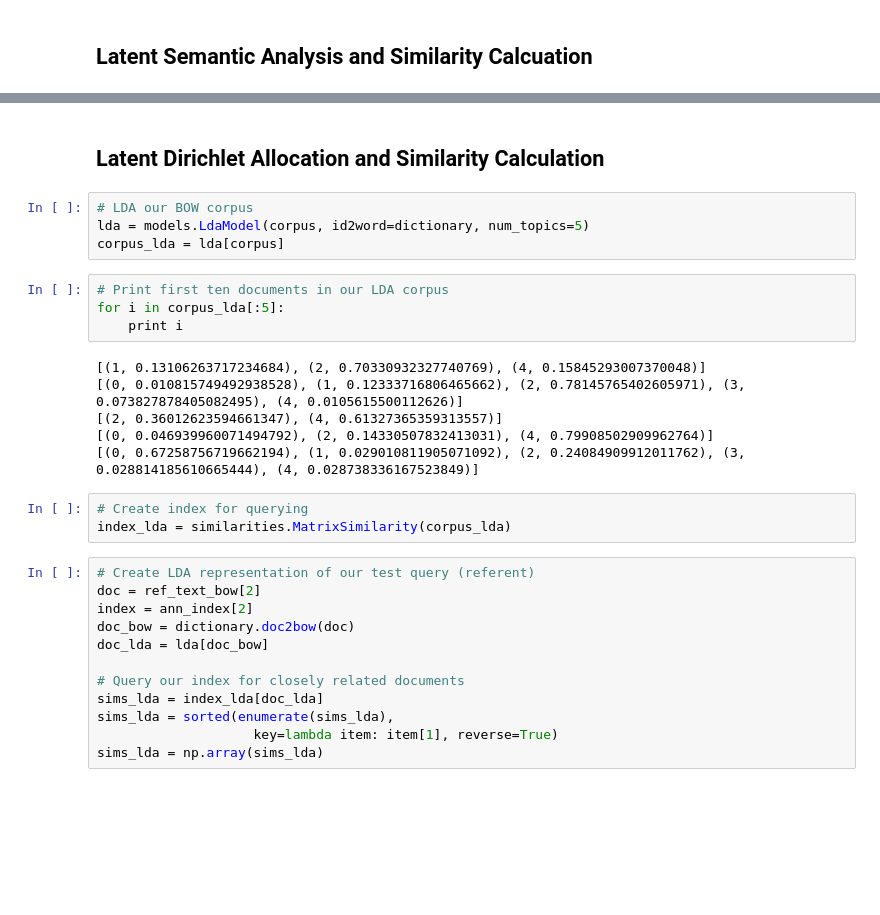
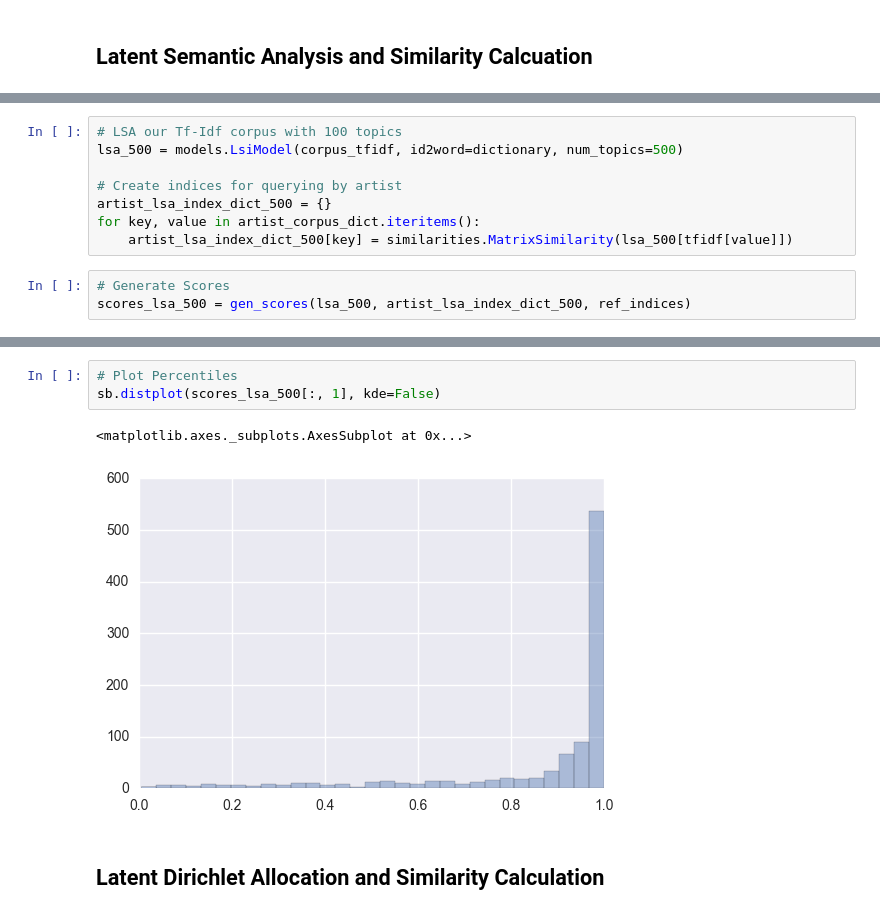
Before and after one commit to Nmloury/DSI-Capstone, a Jupyter notebook: Code/Gensim Transformations and Modelling.ipynb, the cells around one changed output, grey strips where cells are left out. Drawn from its saved outputs; the diff is of its cells as text; blank space fills up the shorter version.

```diff
--- a/Code/Gensim Transformations and Modelling.ipynb
+++ b/Code/Gensim Transformations and Modelling.ipynb
@@ -237,0 +370,11 @@ for i in range(5):
+# %%
+# LSA our Tf-Idf corpus with 100 topics
+lsa_500 = models.LsiModel(corpus_tfidf, id2word=dictionary, num_topics=500)
+
+# Create indices for querying by artist
+artist_lsa_index_dict_500 = {}
+for key, value in artist_corpus_dict.iteritems():
+    artist_lsa_index_dict_500[key] = similarities.MatrixSimilarity(lsa_500[tfidf[value]])
+# %%
+# Generate Scores
+scores_lsa_500 = gen_scores(lsa_500, artist_lsa_index_dict_500, ref_indices)
@@ -238,31 +402,8 @@ for i in range(5):
+# %%
+# Plot Percentiles
+sb.distplot(scores_lsa_500[:, 1], kde=False)
+# %% [output]
+<matplotlib.axes._subplots.AxesSubplot at 0x...>
+[figure, added]
 # %% [markdown]
 ## Latent Dirichlet Allocation and Similarity Calculation
-# %%
-# LDA our BOW corpus
-lda = models.LdaModel(corpus, id2word=dictionary, num_topics=5)
-corpus_lda = lda[corpus]
-# %%
-# Print first ten documents in our LDA corpus
-for i in corpus_lda[:5]:
-    print i
-# %% [output]
-[(1, 0.13106263717234684), (2, 0.70330932327740769), (4, 0.15845293007370048)]
-[(0, 0.010815749492938528), (1, 0.12333716806465662), (2, 0.78145765402605971), (3, 0.073827878405082495), (4, 0.0105615500112626)]
-[(2, 0.36012623594661347), (4, 0.61327365359313557)]
-[(0, 0.046939960071494792), (2, 0.14330507832413031), (4, 0.79908502909962764)]
-[(0, 0.67258756719662194), (1, 0.029010811905071092), (2, 0.24084909912011762), (3, 0.028814185610665444), (4, 0.028738336167523849)]
-# %%
-# Create index for querying
-index_lda = similarities.MatrixSimilarity(corpus_lda)
-# %%
-# Create LDA representation of our test query (referent)
-doc = ref_text_bow[2]
-index = ann_index[2]
-doc_bow = dictionary.doc2bow(doc)
-doc_lda = lda[doc_bow]
-
-# Query our index for closely related documents
-sims_lda = index_lda[doc_lda]
-sims_lda = sorted(enumerate(sims_lda),
-                    key=lambda item: item[1], reverse=True)
-sims_lda = np.array(sims_lda)
```
Also changed, not shown: parts of 82 cells of this notebook, 38 other files.
